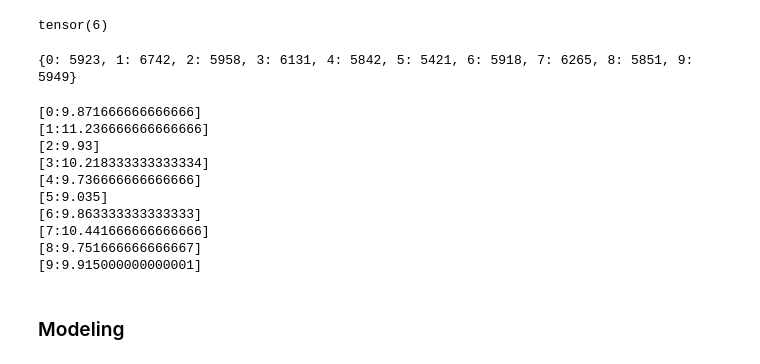
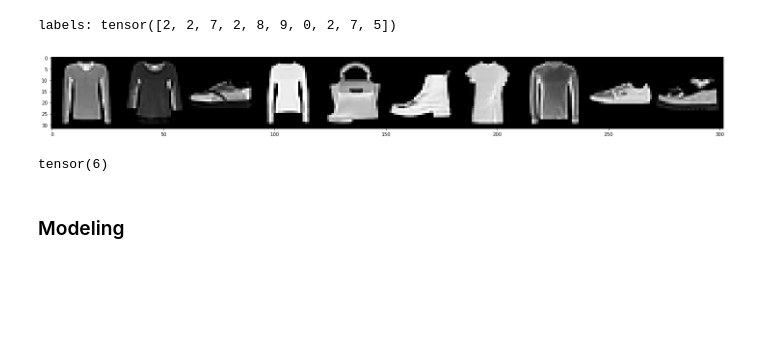
Before and after one commit to PriyabrataThatoi/PyTorch-Deep-Learning, a Jupyter notebook: PyTorch & Neural Network.ipynb, the cells around one changed output. Saved outputs shown, nothing was run; the diff lists cells and outputs as text; code cells hidden in the pictures; blank space fills up the shorter version.

```diff
--- a/PyTorch & Neural Network.ipynb
+++ b/PyTorch & Neural Network.ipynb
@@ -65,34 +121,18 @@ plt.imshow(data[0][1].view(28,28))
+# %%
+# printing the items of the batch
+# using grid utility function
+
+grid = torchvision.utils.make_grid(image,nrow=10)
+plt.figure(figsize=(25,30))
+plt.imshow(np.transpose(grid,(1,2,0)))
+print('labels:',label)
+# %% [output]
+labels: tensor([2, 2, 7, 2, 8, 9, 0, 2, 7, 5])
+[figure, added]
 # %%
 x,y= data[0][0],data[1][0]
 print(y)
 # %% [output]
 tensor(6)
-# %%
-total = 0
-counter_dict = {0:0,1:0,2:0,3:0,4:0,5:0,6:0,7:0,8:0,9:0}
-
-for data in trainset:
-    xs,ys = data
-    for y in ys:
-        counter_dict[int(y)]+=1
-        total+=1
-
-print(counter_dict)
-# %% [output]
-{0: 5923, 1: 6742, 2: 5958, 3: 6131, 4: 5842, 5: 5421, 6: 5918, 7: 6265, 8: 5851, 9: 5949}
-# %%
-for i in counter_dict:
-    print(f"[{i}:{counter_dict[i]/total*100}]")
-# %% [output]
-[0:9.871666666666666]
-[1:11.236666666666666]
-[2:9.93]
-[3:10.218333333333334]
-[4:9.736666666666666]
-[5:9.035]
-[6:9.863333333333333]
-[7:10.441666666666666]
-[8:9.751666666666667]
-[9:9.915000000000001]
 # %% [markdown]
 ### Modeling
```
Also changed, not shown: parts of 40 cells of this notebook.
